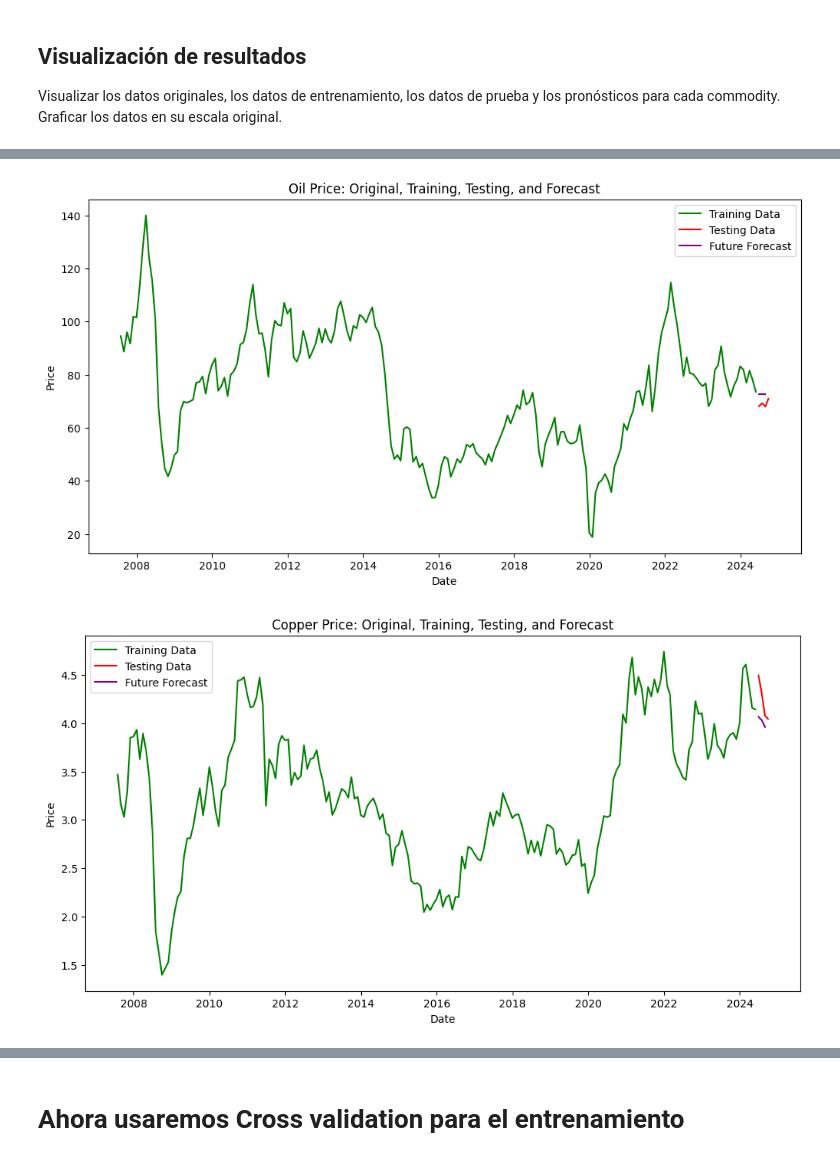
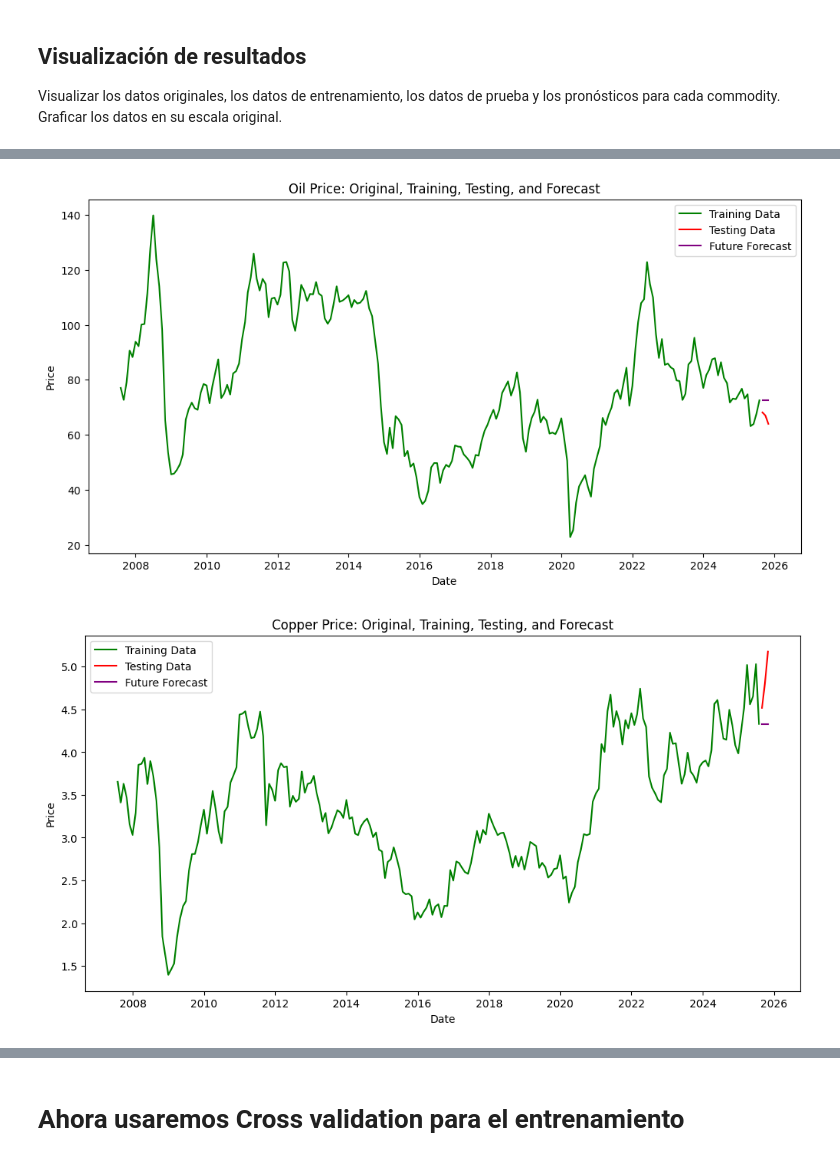
Before and after one commit to MaxLinares/afg_, a Jupyter notebook: afg_II.ipynb, the cells around one changed output, grey strips where cells are left out. Saved outputs shown, nothing was run; the diff lists cells and outputs as text; code cells hidden in the pictures.

```diff
--- a/afg_II.ipynb
+++ b/afg_II.ipynb
@@ -608,10 +511,10 @@ def find_best_sarima_params(ts_data, seasonal_period=12):
                               trace=True,          # Show progress
                               error_action='ignore', # Ignore errors
                               suppress_warnings=True, # Suppress warnings
-                              information_criterion= "aic",
+                              information_criterion= "bic",
                               n_jobs=-1,    # Para usar todos los núcleos del CPU disponibles para paralelizar las tareas
-                              max_d=2,  # Diferenciación máxima
-                              max_D=2,  #Diferenciación máxima
+                              max_d=1,  # Diferenciación máxima
+                              max_D=1,  #Diferenciación máxima
                                stepwise=True)       # Use stepwise search
     return best_model
 
@@ -862,10 +766,10 @@ oil_monthly.head()
 # %%
 # Get the last date from the training data for each commodity
-last_oil_date = oil_data['Date'][oil_train.index[-1]]
-last_copper_date = copper_data['Date'][copper_train.index[-1]]
-last_silver_date = silver_data['Date'][silver_train.index[-1]]
-last_gold_date = gold_data['Date'][gold_train.index[-1]]
-last_natural_gas_date = natural_gas_data['Date'][natural_gas_train.index[-1]]
+last_oil_date = oil_train.index[-1]
+last_copper_date = copper_train.index[-1]
+last_silver_date = silver_train.index[-1]
+last_gold_date = gold_train.index[-1]
+last_natural_gas_date = natural_gas_train.index[-1]
 
 
 # Generate future dates for the forecast period (monthly frequency)
@@ -880,8 +784,8 @@ natural_gas_forecast_dates = pd.date_range(start=last_natural_gas_date + pd.Date
 # Plotting for Oil
 plt.figure(figsize=(12, 6))
 # plt.plot(oil_data['Date'], oil_data['Close'], label='Original Data', color='blue')
-plt.plot(oil_data['Date'][oil_train.index], np.exp(oil_train), label='Training Data', color='green')
-plt.plot(oil_data['Date'][oil_test.index], np.exp(oil_test), label='Testing Data', color='red')
+plt.plot(oil_train.index, np.exp(oil_train), label='Training Data', color='green')
+plt.plot(oil_test.index, np.exp(oil_test), label='Testing Data', color='red')
 plt.plot(oil_forecast_dates, oil_future_forecast_original, label='Future Forecast', color='purple')
 plt.title('Oil Price: Original, Training, Testing, and Forecast')
 plt.xlabel('Date')
@@ -892,8 +796,8 @@ plt.show()
 # Plotting for Copper
 plt.figure(figsize=(12, 6))
 # plt.plot(copper_data['Date'], copper_data['Close'], label='Original Data', color='blue')
-plt.plot(copper_data['Date'][copper_train.index], np.exp(copper_train), label='Training Data', color='green')
-plt.plot(copper_data['Date'][copper_test.index], np.exp(copper_test), label='Testing Data', color='red')
+plt.plot(copper_train.index, np.exp(copper_train), label='Training Data', color='green')
+plt.plot(copper_test.index, np.exp(copper_test), label='Testing Data', color='red')
 plt.plot(copper_forecast_dates, copper_future_forecast_original, label='Future Forecast', color='purple' )
 plt.title('Copper Price: Original, Training, Testing, and Forecast')
 plt.xlabel('Date')
@@ -904,38 +808,38 @@ plt.show()
 # Plotting for Silver
 plt.figure(figsize=(12, 6))
 # plt.plot(silver_data['Date'], silver_data['Close'], label='Original Data', color='blue')
-plt.plot(silver_data['Date'][silver_train.index], np.exp(silver_train), label='Training Data', color='green')
-plt.plot(silver_data['Date'][silver_test.index], np.exp(silver_test), label='Testing Data', color='red')
+plt.plot(silver_train.index, np.exp(silver_train), label='Training Data', color='green')
+plt.plot(silver_test.index, np.exp(silver_test), label='Testing Data', color='red')
 plt.plot(silver_forecast_dates, silver_future_forecast_original, label='Future Forecast', color='purple' )
 plt.title('Silver Price: Original, Training, Testing, and Forecast')
 plt.xlabel('Date')
 plt.ylabel('Price')
 plt.legend()
 plt.show()
 
 # Plotting for Gold
 plt.figure(figsize=(12, 6))
 # plt.plot(gold_data['Date'], gold_data['Close'], label='Original Data', color='blue')
-plt.plot(gold_data['Date'][gold_train.index], np.exp(gold_train), label='Training Data', color='green')
-plt.plot(gold_data['Date'][gold_test.index], np.exp(gold_test), label='Testing Data', color='red')
+plt.plot(gold_train.index, np.exp(gold_train), label='Training Data', color='green')
+plt.plot(gold_test.index, np.exp(gold_test), label='Testing Data', color='red')
 plt.plot(gold_forecast_dates, gold_future_forecast_original, label='Future Forecast', color='purple' )
 plt.title('Gold Price: Original, Training, Testing, and Forecast')
 plt.xlabel('Date')
 plt.ylabel('Price')
 plt.legend()
 plt.show()
 
 # Plotting for Natural Gas
 plt.figure(figsize=(12, 6))
 # plt.plot(natural_gas_data['Date'], natural_gas_data['Close'], label='Original Data', color='blue')
-plt.plot(natural_gas_data['Date'][natural_gas_train.index], np.exp(natural_gas_train), label='Training Data', color='green')
-plt.plot(natural_gas_data['Date'][natural_gas_test.index], np.exp(natural_gas_test), label='Testing Data', color='red')
+plt.plot(natural_gas_train.index, np.exp(natural_gas_train), label='Training Data', color='green')
+plt.plot(natural_gas_test.index, np.exp(natural_gas_test), label='Testing Data', color='red')
 plt.plot(natural_gas_forecast_dates, natural_gas_future_forecast_original, label='Future Forecast', color='purple' )
 plt.title('Natural Gas Price: Original, Training, Testing, and Forecast')
 plt.xlabel('Date')
 plt.ylabel('Price')
 plt.legend()
 plt.show()
 # %% [output]
-[figure, old version]
+[figure, new version]
-[figure, old version]
+[figure, new version]
```
Also changed, not shown: parts of 52 cells of this notebook.
